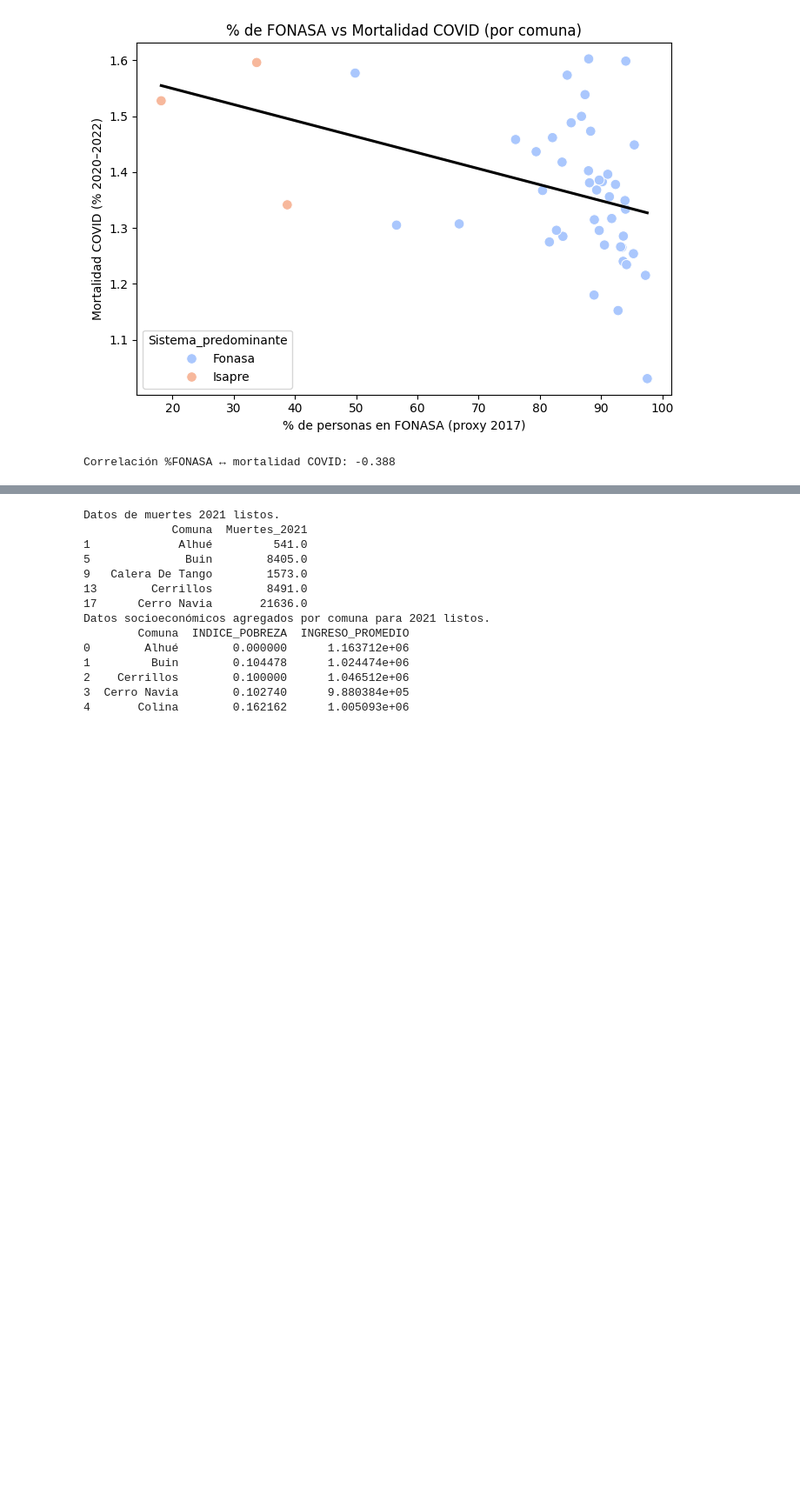
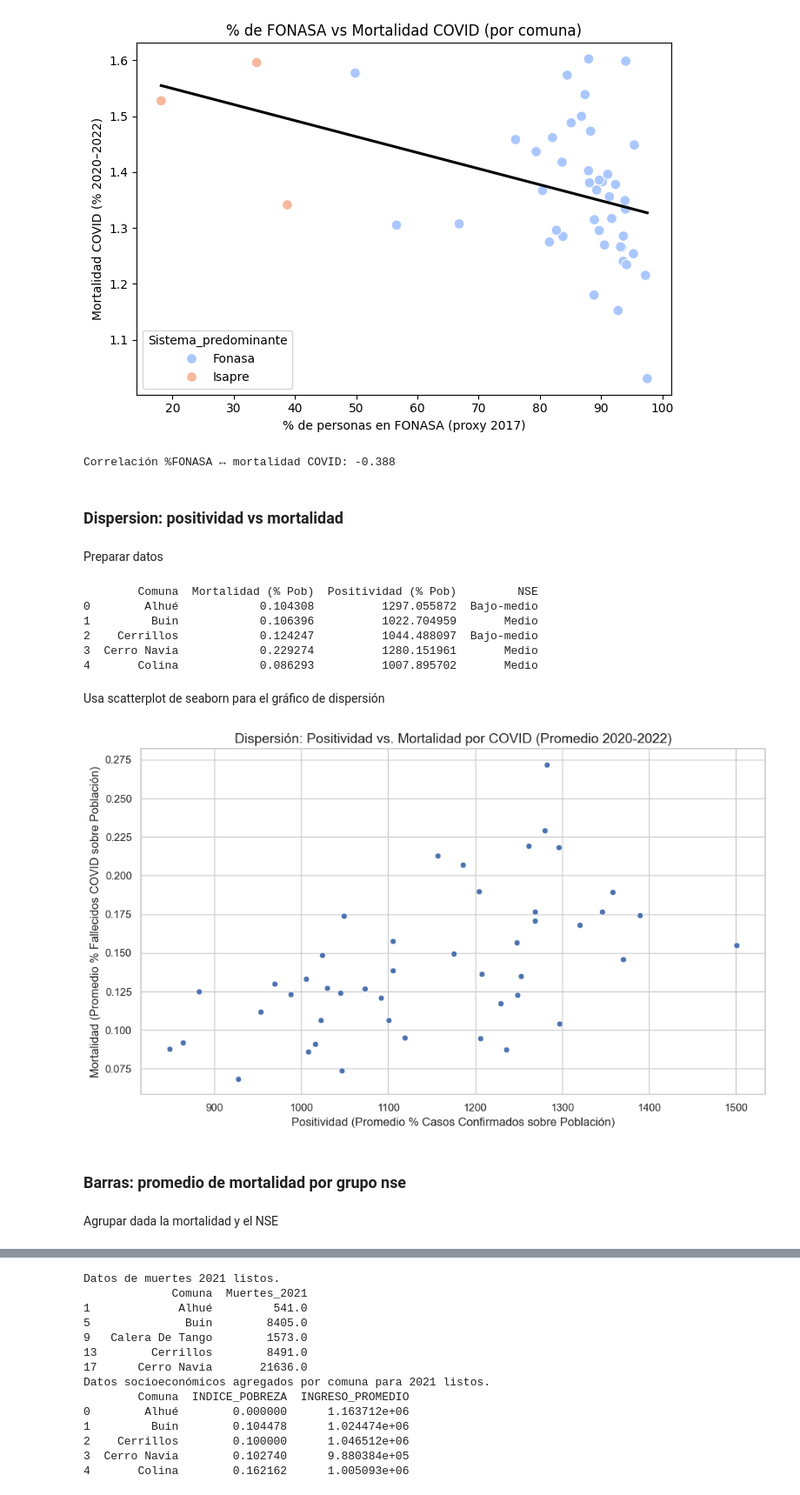
Before and after one commit to isimmmm/proyecto-semestral-ciencia-de-datos, a Jupyter notebook: notebooks/Análisis (notebooks)/Notebook_exploratorio_conjunto.ipynb, the cells around one changed output, grey strips where cells are left out. Shown at 87% size. Drawn from its saved outputs; the diff is of its cells as text; code cells hidden in the pictures; blank space fills up the shorter version.

```diff
--- a/notebooks/Análisis (notebooks)/Notebook_exploratorio_conjunto.ipynb
+++ b/notebooks/Análisis (notebooks)/Notebook_exploratorio_conjunto.ipynb
@@ -428,3 +428,58 @@ print(f"Correlación %FONASA ↔ mortalidad COVID: {corr_fonasa:.3f}")
 # %% [output]
 [figure]
 Correlación %FONASA ↔ mortalidad COVID: -0.388
+# %% [markdown]
+### **Dispersion: positividad vs mortalidad**
+# %% [markdown]
+Preparar datos
+# %%
+
+df_nse = pd.read_csv(ruta_nse)
+# 1.1 Cargar y preparar datos de NSE
+df_nse['Comuna'] = df_nse['Comuna'].str.strip().str.title()
+# Agrega por comuna usando la moda (el valor más frecuente de NSE)
+df_nse_agg = df_nse.groupby('Comuna')['NSE'].apply(lambda x: x.mode().iloc[0]).reset_index()
+# 1.2 Cargar datos de COVID
+df_covid = pd.read_csv(ruta_covid)
+df_covid['Comuna'] = df_covid['Comuna'].str.strip().str.title()
+# Filtra por los años principales de la pandemia (2020-2022)
+anios_pandemia = [2020, 2021, 2022]
+df_covid_filtrado = df_covid[df_covid['Año'].isin(anios_pandemia)]
+df_covid_agg = df_covid_filtrado.groupby('Comuna')[['% Fallecidos COVID', '% Casos confirmados']].mean().reset_index()
+df_covid_agg = df_covid_agg.rename(columns={
+    '% Fallecidos COVID': 'Mortalidad (% Pob)',
+    '% Casos confirmados': 'Positividad (% Pob)'
+})
+# 1.3 Fusionar (Merge) los datasets
+df_merged = pd.merge(df_covid_agg, df_nse_agg, on='Comuna', how='inner')
+df_merged = df_merged.dropna(subset=['Mortalidad (% Pob)', 'Positividad (% Pob)', 'NSE'])
+print(df_merged.head())
+# %% [output]
+        Comuna  Mortalidad (% Pob)  Positividad (% Pob)         NSE
+0        Alhué            0.104308          1297.055872  Bajo-medio
+1         Buin            0.106396          1022.704959       Medio
+2    Cerrillos            0.124247          1044.488097  Bajo-medio
+3  Cerro Navia            0.229274          1280.151961       Medio
+4       Colina            0.086293          1007.895702       Medio
+# %%
+sns.set_theme(style="whitegrid")
+# %% [markdown]
+Usa scatterplot de seaborn para el gráfico de dispersión
+# %%
+plt.figure(figsize=(10, 6))
+sns.scatterplot(
+    data=df_merged,
+    x='Positividad (% Pob)',
+    y='Mortalidad (% Pob)'
+)
+plt.title('Dispersión: Positividad vs. Mortalidad por COVID (Promedio 2020-2022)', fontsize=14)
+plt.xlabel('Positividad (Promedio % Casos Confirmados sobre Población)', fontsize=12)
+plt.ylabel('Mortalidad (Promedio % Fallecidos COVID sobre Población)', fontsize=12)
+plt.tight_layout()
+plt.show()
+# %% [output]
+[figure, added]
+# %% [markdown]
+### **Barras: promedio de mortalidad por grupo nse**
+# %% [markdown]
+Agrupar dada la mortalidad y el NSE
```
Also changed, not shown: parts of 9 cells of this notebook.
